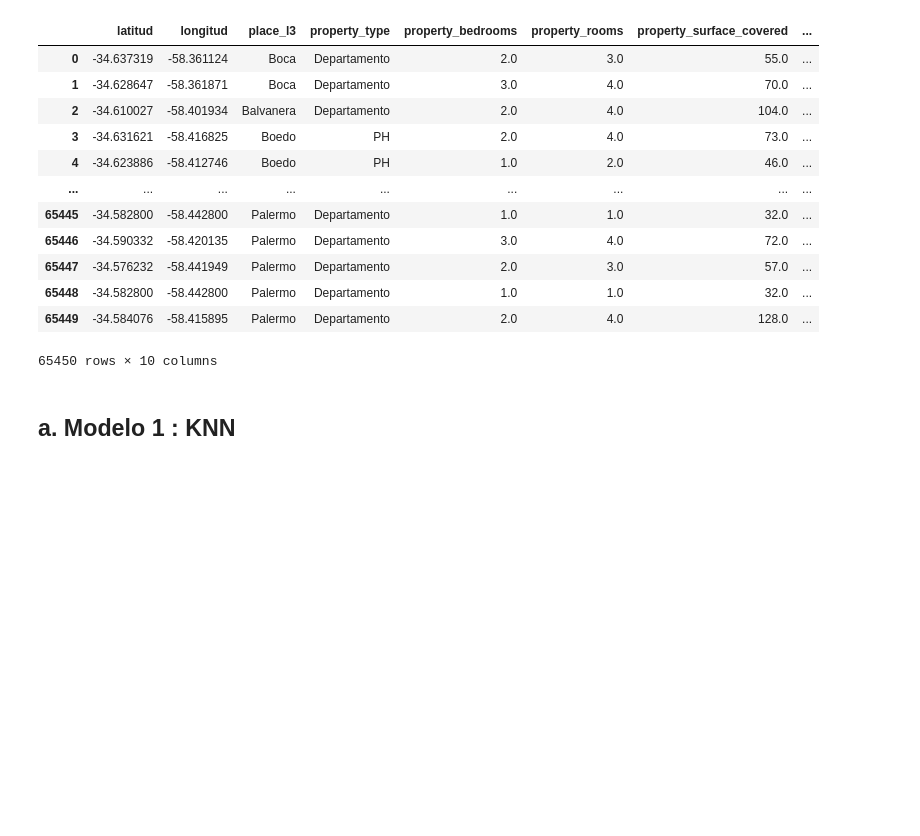
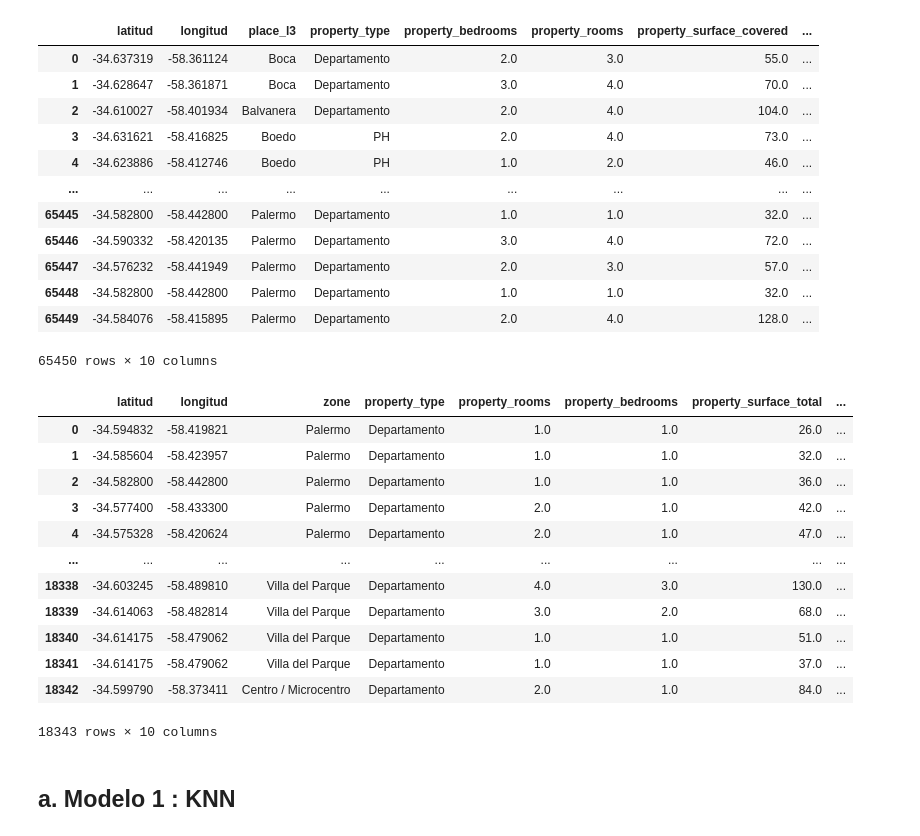
Before and after one commit to AlanRichmond/7506R-1C2024-GRUPO10, a Jupyter notebook: 7506R_TP1_GRUPO10_ENTREGA_N4.ipynb, the cells around one changed output. Saved outputs shown, nothing was run; the diff lists cells and outputs as text; code cells hidden in the pictures; blank space fills up the shorter version.

```diff
--- a/7506R_TP1_GRUPO10_ENTREGA_N4.ipynb
+++ b/7506R_TP1_GRUPO10_ENTREGA_N4.ipynb
@@ -41,6 +43,23 @@ conjunto_entrenamiento_final
 | 65448 | -34.582800 | -58.442800 | Palermo | Departamento | 1.0 | 1.0 | 32.0 | ... |
 | 65449 | -34.584076 | -58.415895 | Palermo | Departamento | 2.0 | 4.0 | 128.0 | ... |
 65450 rows × 10 columns
+# %%
+conjunto_prueba_final = pd.read_csv("Datasets/conjunto_prueba_reducido.csv")
+conjunto_prueba_final
+# %% [output]
+|  | latitud | longitud | zone | property_type | property_rooms | property_bedrooms | property_surface_total | ... |
+| 0 | -34.594832 | -58.419821 | Palermo | Departamento | 1.0 | 1.0 | 26.0 | ... |
+| 1 | -34.585604 | -58.423957 | Palermo | Departamento | 1.0 | 1.0 | 32.0 | ... |
+| 2 | -34.582800 | -58.442800 | Palermo | Departamento | 1.0 | 1.0 | 36.0 | ... |
+| 3 | -34.577400 | -58.433300 | Palermo | Departamento | 2.0 | 1.0 | 42.0 | ... |
+| 4 | -34.575328 | -58.420624 | Palermo | Departamento | 2.0 | 1.0 | 47.0 | ... |
+| ... | ... | ... | ... | ... | ... | ... | ... | ... |
+| 18338 | -34.603245 | -58.489810 | Villa del Parque | Departamento | 4.0 | 3.0 | 130.0 | ... |
+| 18339 | -34.614063 | -58.482814 | Villa del Parque | Departamento | 3.0 | 2.0 | 68.0 | ... |
+| 18340 | -34.614175 | -58.479062 | Villa del Parque | Departamento | 1.0 | 1.0 | 51.0 | ... |
+| 18341 | -34.614175 | -58.479062 | Villa del Parque | Departamento | 1.0 | 1.0 | 37.0 | ... |
+| 18342 | -34.599790 | -58.373411 | Centro / Microcentro | Departamento | 2.0 | 1.0 | 84.0 | ... |
+18343 rows × 10 columns
 # %% [markdown]
 ## a. Modelo 1 : KNN
 # %% [markdown]
```
Also changed, not shown: parts of 10 cells of this notebook.
